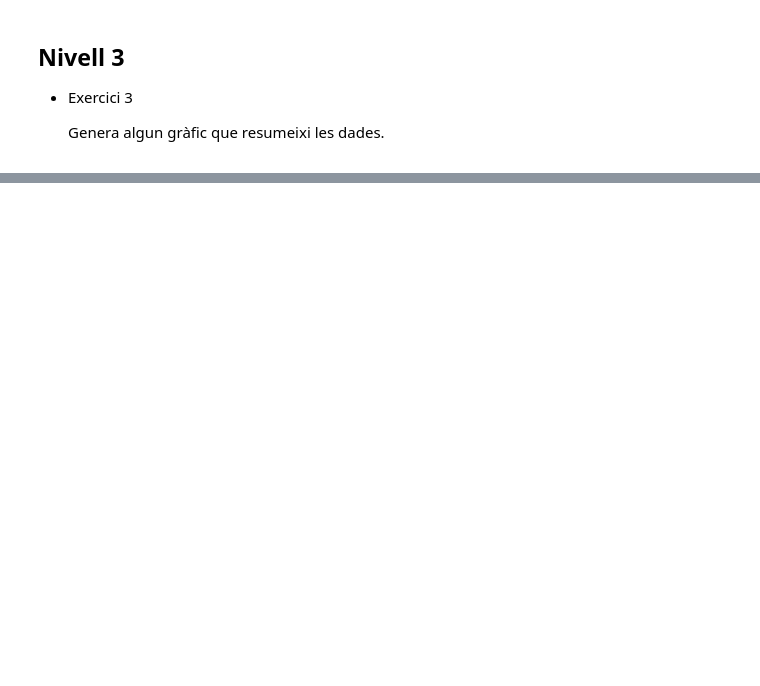
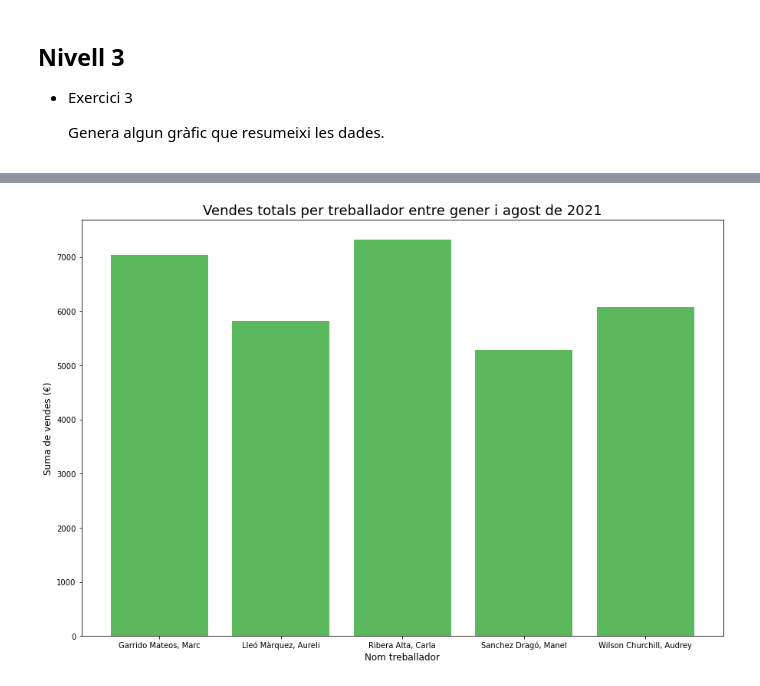
Before and after one commit to aribavertex/tasques_it_academy, a Jupyter notebook: _S17_T02_Bases_de_dades_relacionals.ipynb, the cells around one changed output, grey strips where cells are left out. Saved outputs shown, nothing was run; the diff lists cells and outputs as text; code cells hidden in the pictures; blank space fills up the shorter version.

```diff
--- a/_S17_T02_Bases_de_dades_relacionals.ipynb
+++ b/_S17_T02_Bases_de_dades_relacionals.ipynb
@@ -781,0 +908,24 @@ conn.close()
+# %%
+sql_select = '''SELECT tr.primercognom || ' ' || tr.segoncognom || ', ' || tr.nom AS nomcomplet, SUM(pr.preu) AS sumacompres FROM treballadors AS tr
+                INNER JOIN compres AS co ON tr.idtreballador = co.idtreballador
+                INNER JOIN productes AS pr ON co.idproducte = pr.idproducte
+                INNER JOIN establiments AS es ON co.idestabliment = es.idestabliment
+                WHERE co.datavenda>='01/01/2021' and co.datavenda<='01/09/2021'
+                GROUP BY nomcomplet
+                ORDER BY nomcomplet;'''
+
+cursor.execute(sql_select)
+pgresult = cursor.fetchall()
+plt.figure(figsize=(15,10))
+df = pd.DataFrame(list(pgresult),columns=["nomcomplet","sumacompres"])
+x = df.nomcomplet
+y = df.sumacompres
+
+plt.title("Vendes totals per treballador entre gener i agost de 2021", fontsize="18")
+plt.bar(x, y, align='center', color='#5cb85c')
+plt.xticks(rotation=0)
+plt.xlabel("Nom treballador", fontsize="12")
+plt.ylabel("Suma de vendes (€)", fontsize="12")
+cursor.close()
+# %% [output]
+[figure, added]
```
Also changed, not shown: parts of 55 cells of this notebook.
